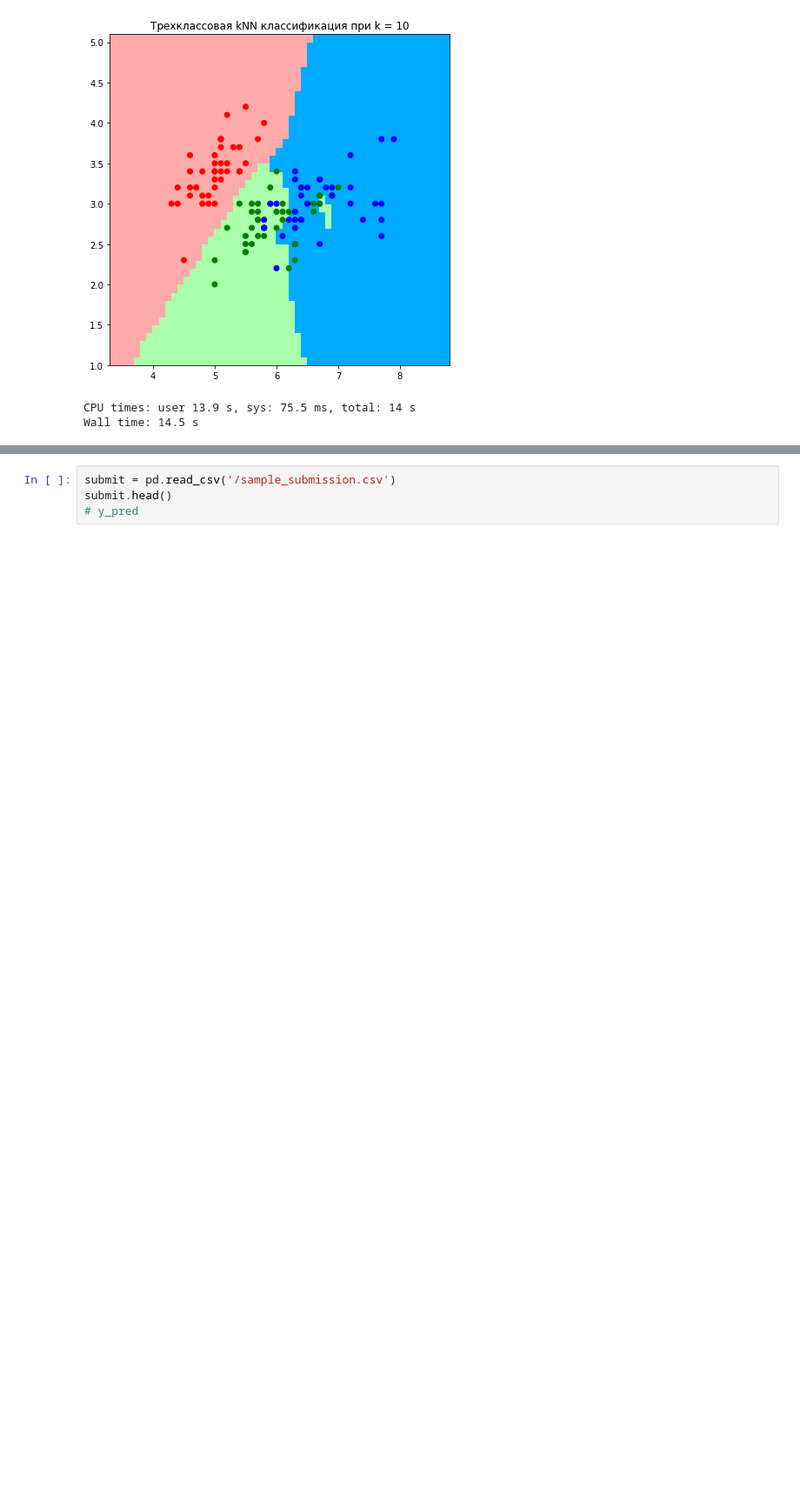
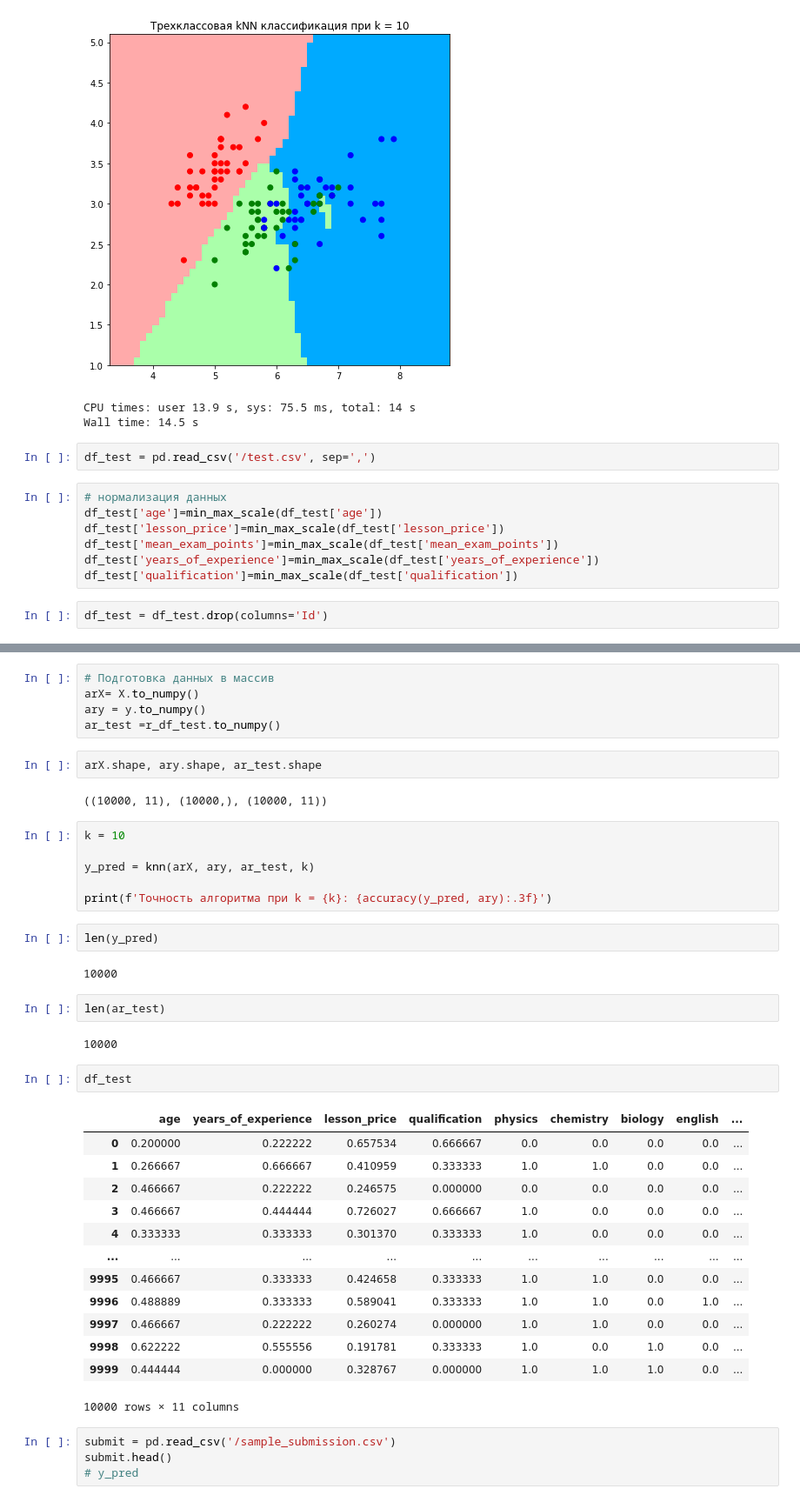
Before and after one commit to Nick-FF/AnalisDataAlgorithm, a Jupyter notebook: classification.ipynb, the cells around one changed output, grey strips where cells are left out. Shown: that part at 87% size. Drawn from its saved outputs; the diff is of its cells as text; blank space fills up the shorter version.

```diff
--- a/classification.ipynb
+++ b/classification.ipynb
@@ -321,3 +324,14 @@ get_graph(X_train, y_train, k)
 [figure]
 CPU times: user 13.9 s, sys: 75.5 ms, total: 14 s
 Wall time: 14.5 s
+# %%
+df_test = pd.read_csv('/test.csv', sep=',')
+# %%
+# нормализация данных
+df_test['age']=min_max_scale(df_test['age'])
+df_test['lesson_price']=min_max_scale(df_test['lesson_price'])
+df_test['mean_exam_points']=min_max_scale(df_test['mean_exam_points'])
+df_test['years_of_experience']=min_max_scale(df_test['years_of_experience'])
+df_test['qualification']=min_max_scale(df_test['qualification'])
+# %%
+df_test = df_test.drop(columns='Id')
@@ -324,3 +344,42 @@ Wall time: 14.5 s
+# %%
+# Подготовка данных в массив
+arX= X.to_numpy()
+ary = y.to_numpy()
+ar_test =r_df_test.to_numpy()
+# %%
+arX.shape, ary.shape, ar_test.shape
+# %% [output]
+((10000, 11), (10000,), (10000, 11))
+# %%
+k = 10
+
+y_pred = knn(arX, ary, ar_test, k)
+
+print(f'Точность алгоритма при k = {k}: {accuracy(y_pred, ary):.3f}')
+# %%
+len(y_pred)
+# %% [output]
+10000
+# %%
+len(ar_test)
+# %% [output]
+10000
+# %%
+df_test
+# %% [output]
+|  | age | years_of_experience | lesson_price | qualification | physics | chemistry | biology | english | ... |
+| 0 | 0.200000 | 0.222222 | 0.657534 | 0.666667 | 0.0 | 0.0 | 0.0 | 0.0 | ... |
+| 1 | 0.266667 | 0.666667 | 0.410959 | 0.333333 | 1.0 | 1.0 | 0.0 | 0.0 | ... |
+| 2 | 0.466667 | 0.222222 | 0.246575 | 0.000000 | 0.0 | 0.0 | 0.0 | 0.0 | ... |
+| 3 | 0.466667 | 0.444444 | 0.726027 | 0.666667 | 1.0 | 0.0 | 0.0 | 0.0 | ... |
+| 4 | 0.333333 | 0.333333 | 0.301370 | 0.333333 | 1.0 | 0.0 | 0.0 | 0.0 | ... |
+| ... | ... | ... | ... | ... | ... | ... | ... | ... | ... |
+| 9995 | 0.466667 | 0.333333 | 0.424658 | 0.333333 | 1.0 | 1.0 | 0.0 | 0.0 | ... |
+| 9996 | 0.488889 | 0.333333 | 0.589041 | 0.333333 | 1.0 | 1.0 | 0.0 | 1.0 | ... |
+| 9997 | 0.466667 | 0.222222 | 0.260274 | 0.000000 | 1.0 | 1.0 | 0.0 | 0.0 | ... |
+| 9998 | 0.622222 | 0.555556 | 0.191781 | 0.333333 | 1.0 | 0.0 | 1.0 | 0.0 | ... |
+| 9999 | 0.444444 | 0.000000 | 0.328767 | 0.000000 | 1.0 | 1.0 | 1.0 | 0.0 | ... |
+10000 rows × 11 columns
 # %%
 submit = pd.read_csv('/sample_submission.csv')
 submit.head()
```
Also changed, not shown: parts of 18 cells of this notebook.
